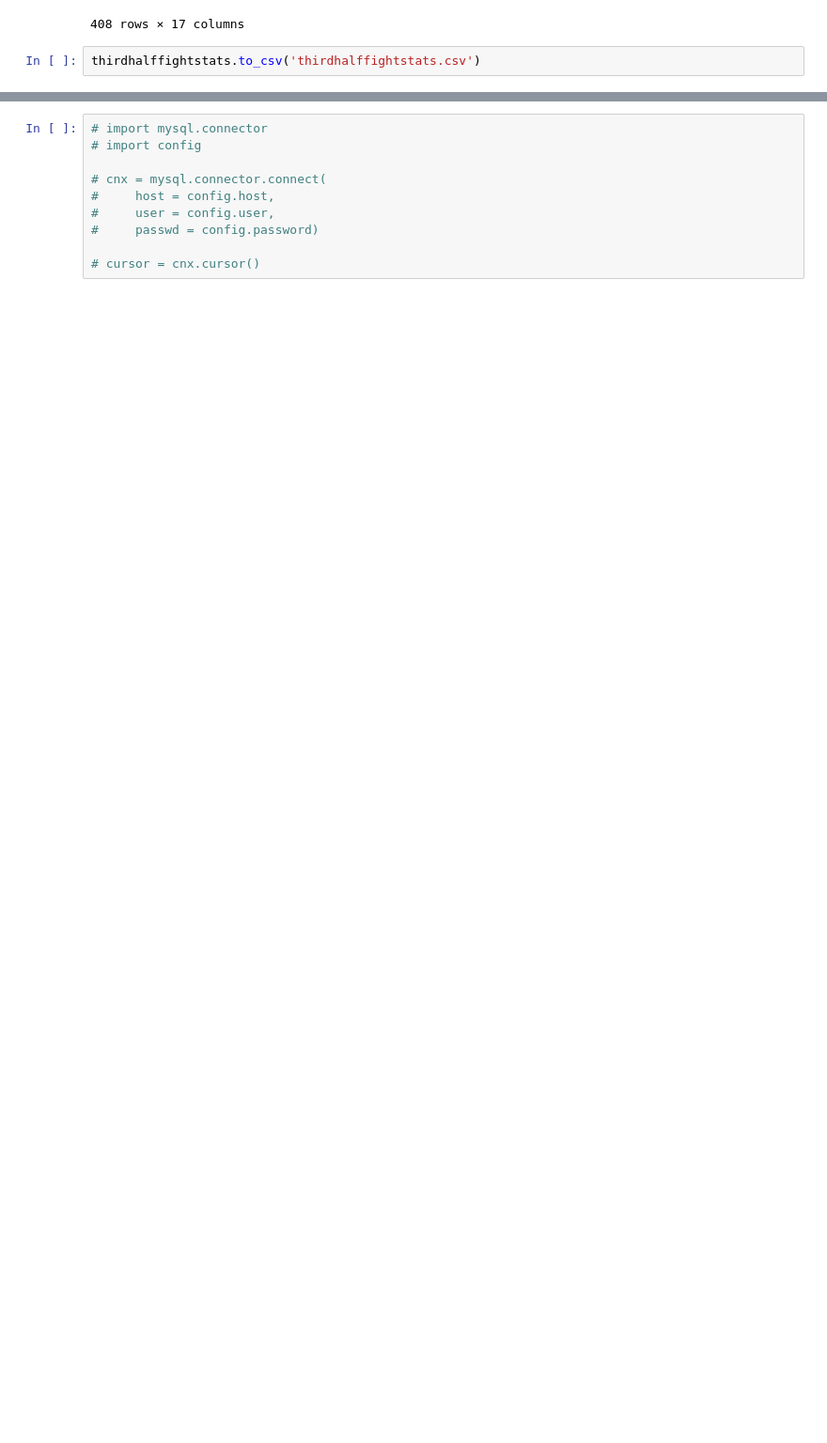
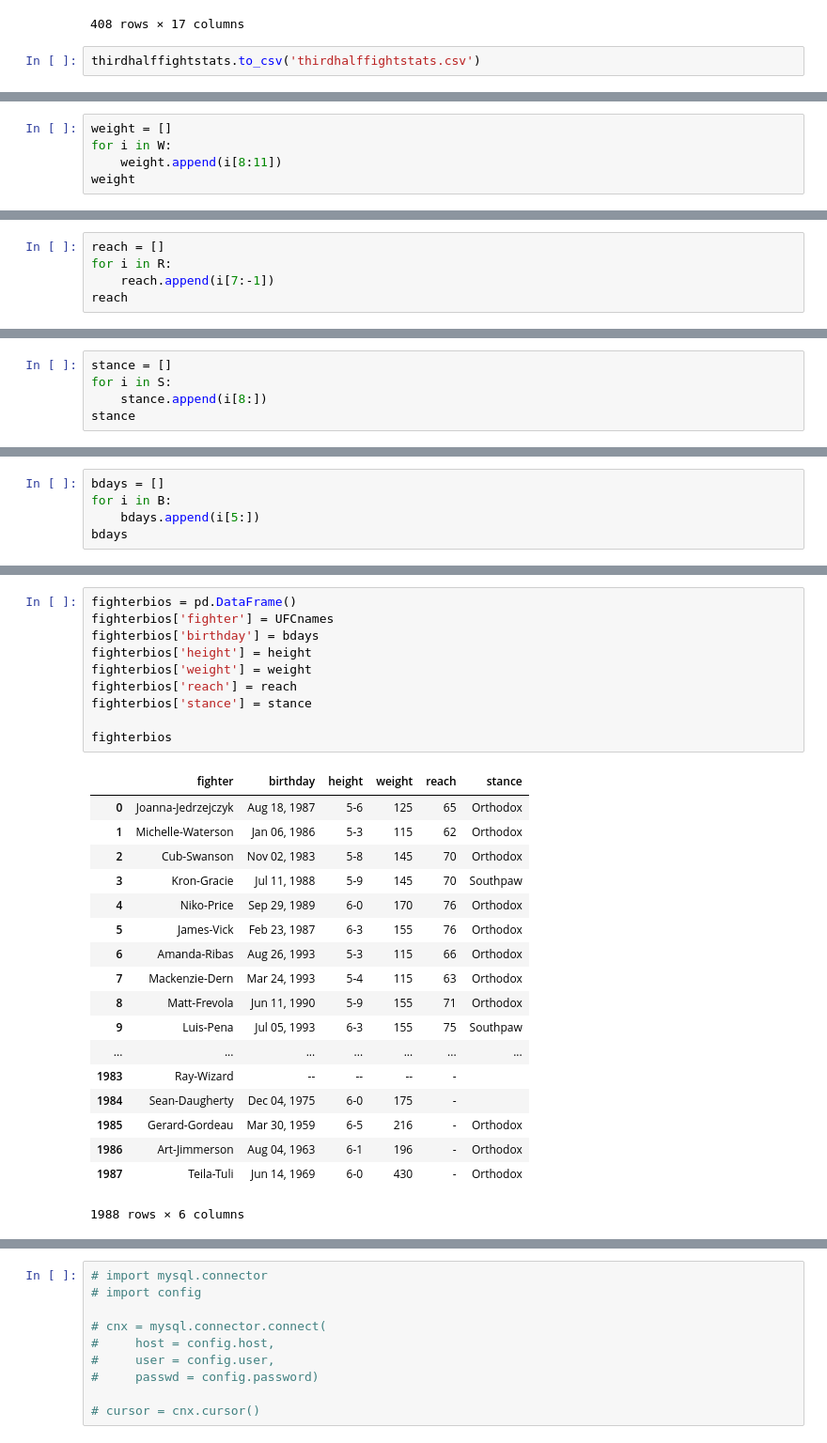
Before and after one commit to hmnathel/UFC_predict, a Jupyter notebook: ufc_stats_data.ipynb, the cells around one changed output, grey strips where cells are left out. Shown at 94% size. Saved outputs shown, nothing was run; the diff lists cells and outputs as text; blank space fills up the shorter version.

```diff
--- a/ufc_stats_data.ipynb
+++ b/ufc_stats_data.ipynb
@@ -457,0 +674,5 @@ thirdhalffightstats.to_csv('thirdhalffightstats.csv')
+# %%
+weight = []
+for i in W:
+    weight.append(i[8:11])
+weight
@@ -457,0 +697,5 @@ thirdhalffightstats.to_csv('thirdhalffightstats.csv')
+# %%
+reach = []
+for i in R:
+    reach.append(i[7:-1])
+reach
@@ -457,0 +720,5 @@ thirdhalffightstats.to_csv('thirdhalffightstats.csv')
+# %%
+stance = []
+for i in S:
+    stance.append(i[8:])
+stance
@@ -457,0 +743,5 @@ thirdhalffightstats.to_csv('thirdhalffightstats.csv')
+# %%
+bdays = []
+for i in B:
+    bdays.append(i[5:])
+bdays
@@ -457,0 +766,29 @@ thirdhalffightstats.to_csv('thirdhalffightstats.csv')
+# %%
+fighterbios = pd.DataFrame()
+fighterbios['fighter'] = UFCnames
+fighterbios['birthday'] = bdays
+fighterbios['height'] = height
+fighterbios['weight'] = weight
+fighterbios['reach'] = reach
+fighterbios['stance'] = stance
+
+fighterbios
+# %% [output]
+|  | fighter | birthday | height | weight | reach | stance |
+| 0 | Joanna-Jedrzejczyk | Aug 18, 1987 | 5-6 | 125 | 65 | Orthodox |
+| 1 | Michelle-Waterson | Jan 06, 1986 | 5-3 | 115 | 62 | Orthodox |
+| 2 | Cub-Swanson | Nov 02, 1983 | 5-8 | 145 | 70 | Orthodox |
+| 3 | Kron-Gracie | Jul 11, 1988 | 5-9 | 145 | 70 | Southpaw |
+| 4 | Niko-Price | Sep 29, 1989 | 6-0 | 170 | 76 | Orthodox |
+| 5 | James-Vick | Feb 23, 1987 | 6-3 | 155 | 76 | Orthodox |
+| 6 | Amanda-Ribas | Aug 26, 1993 | 5-3 | 115 | 66 | Orthodox |
+| 7 | Mackenzie-Dern | Mar 24, 1993 | 5-4 | 115 | 63 | Orthodox |
+| 8 | Matt-Frevola | Jun 11, 1990 | 5-9 | 155 | 71 | Orthodox |
+| 9 | Luis-Pena | Jul 05, 1993 | 6-3 | 155 | 75 | Southpaw |
+| ... | ... | ... | ... | ... | ... | ... |
+| 1983 | Ray-Wizard | -- | -- | -- | - |  |
+| 1984 | Sean-Daugherty | Dec 04, 1975 | 6-0 | 175 | - |  |
+| 1985 | Gerard-Gordeau | Mar 30, 1959 | 6-5 | 216 | - | Orthodox |
+| 1986 | Art-Jimmerson | Aug 04, 1963 | 6-1 | 196 | - | Orthodox |
+| 1987 | Teila-Tuli | Jun 14, 1969 | 6-0 | 430 | - | Orthodox |
+1988 rows × 6 columns
```
Also changed, not shown: parts of 33 cells of this notebook, 9 other files.
